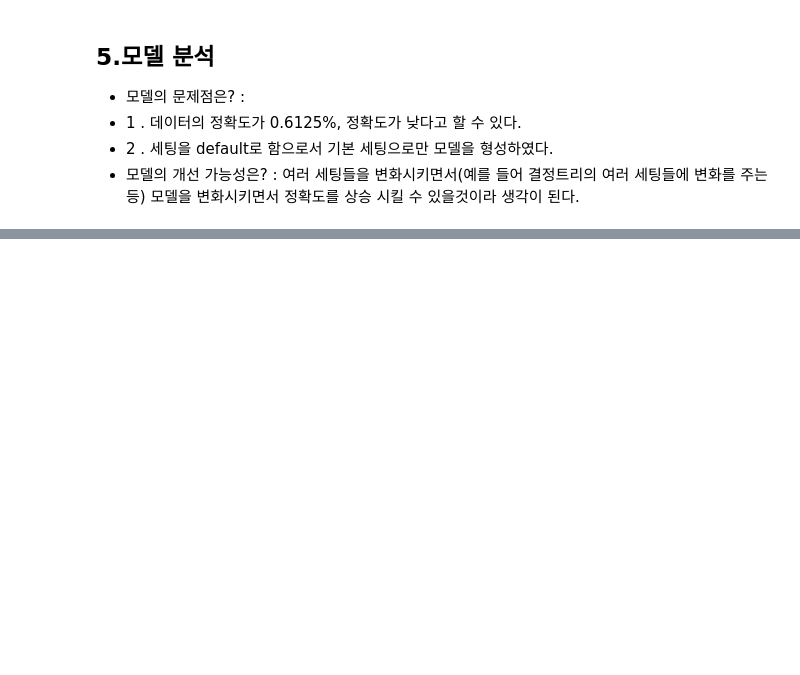
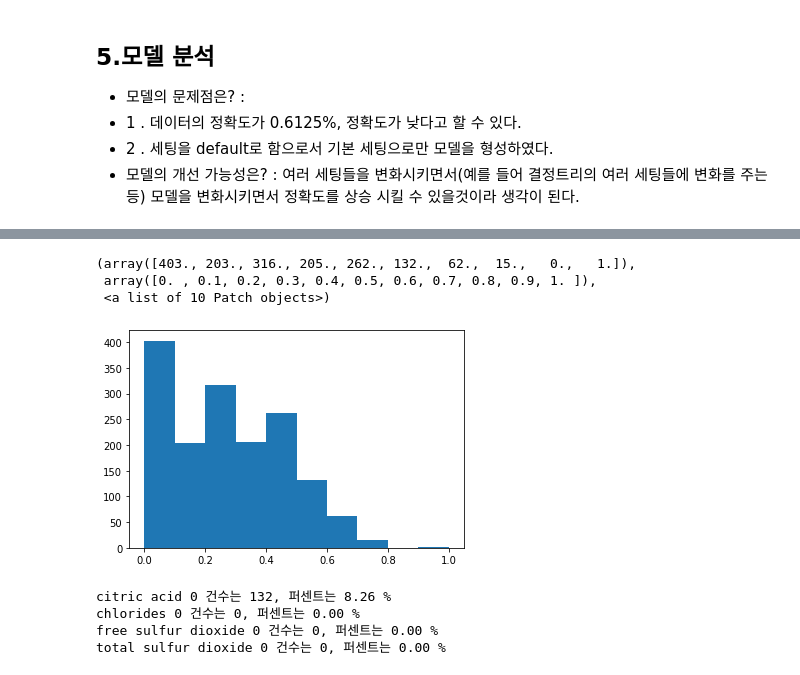
Before and after one commit to rivkms/2021_sw_exam, a Jupyter notebook: 30204강민성_4주차_머신러닝_분류1(과제).ipynb, the cells around one changed output, grey strips where cells are left out. Cells and saved outputs as stored; diff of their text form; code cells hidden in the pictures; blank space fills up the shorter version.

```diff
--- a/30204강민성_4주차_머신러닝_분류1(과제).ipynb
+++ b/30204강민성_4주차_머신러닝_분류1(과제).ipynb
@@ -185,0 +242,10 @@ accuracy_score(y_test, pred)
+# %%
+# 글루코스 값의 분포를 히스토그램으로 확인하기
+import matplotlib.pyplot as plt
+%matplotlib inline
+plt.hist(data['citric acid'], bins=10)
+# %% [output]
+(array([403., 203., 316., 205., 262., 132.,  62.,  15.,   0.,   1.]),
+ array([0. , 0.1, 0.2, 0.3, 0.4, 0.5, 0.6, 0.7, 0.8, 0.9, 1. ]),
+ <a list of 10 Patch objects>)
+[figure, added]
@@ -185,0 +258,11 @@ accuracy_score(y_test, pred)
+# %%
+
+# 피처별로 반복 하면서 데이터 값이 0 인 데이터 건수 추출하고, 퍼센트 계산
+for feature in zero_features:
+    zero_count = data[data[feature]==0][feature].count()
+    print('{0} 0 건수는 {1}, 퍼센트는 {2:.2f} %'.format(feature, zero_count, 100*zero_count/total_count))
+# %% [output]
+citric acid 0 건수는 132, 퍼센트는 8.26 %
+chlorides 0 건수는 0, 퍼센트는 0.00 %
+free sulfur dioxide 0 건수는 0, 퍼센트는 0.00 %
+total sulfur dioxide 0 건수는 0, 퍼센트는 0.00 %
```
Also changed, not shown: parts of 22 cells of this notebook.
